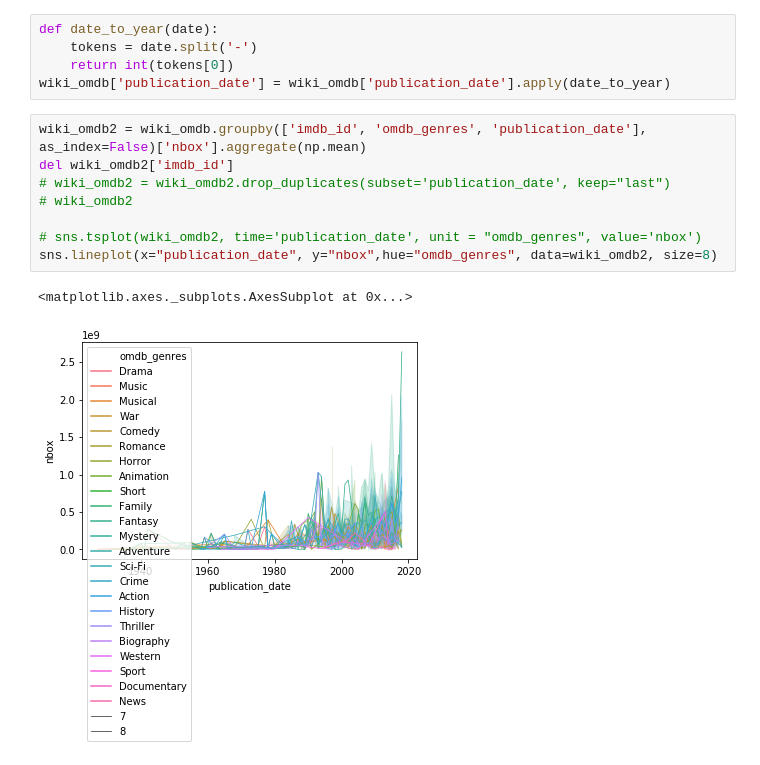
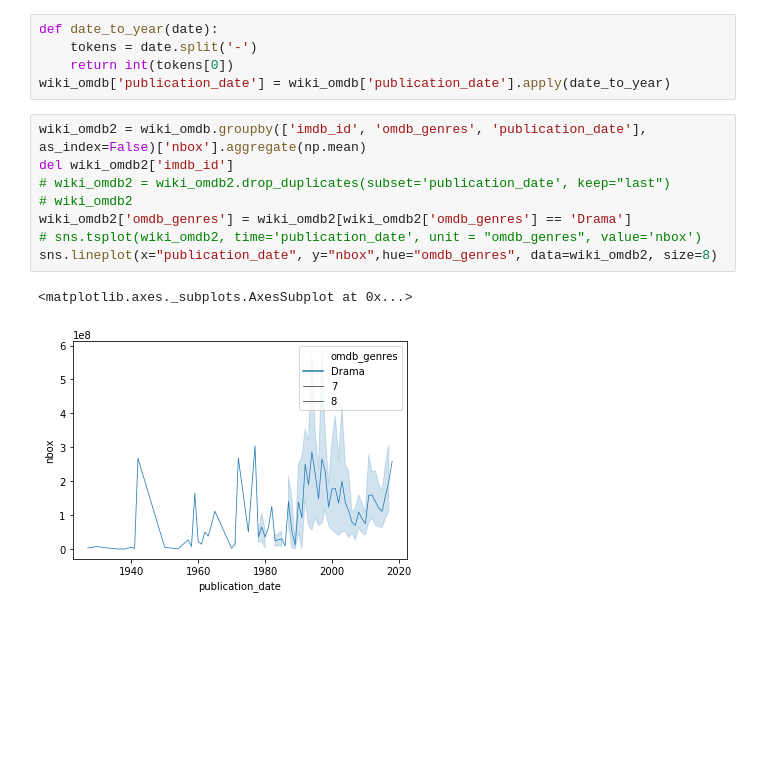
Before and after one commit to parmj/movie_data_analysis, a Jupyter notebook: time_genre.ipynb, the cells around one changed output. Drawn from its saved outputs; the diff is of its cells as text; blank space fills up the shorter version.

```diff
--- a/time_genre.ipynb
+++ b/time_genre.ipynb
@@ -41,11 +41,11 @@ wiki_omdb['publication_date'] = wiki_omdb['publication_date'].apply(date_to_year
 # %%
 wiki_omdb2 = wiki_omdb.groupby(['imdb_id', 'omdb_genres', 'publication_date'], as_index=False)['nbox'].aggregate(np.mean)
 del wiki_omdb2['imdb_id']
 # wiki_omdb2 = wiki_omdb2.drop_duplicates(subset='publication_date', keep="last")
 # wiki_omdb2
-
+wiki_omdb2['omdb_genres'] = wiki_omdb2[wiki_omdb2['omdb_genres'] == 'Drama']
 # sns.tsplot(wiki_omdb2, time='publication_date', unit = "omdb_genres", value='nbox')
 sns.lineplot(x="publication_date", y="nbox",hue="omdb_genres", data=wiki_omdb2, size=8)
 # %% [output]
 <matplotlib.axes._subplots.AxesSubplot at 0x...>
-[figure, old version]
+[figure, new version]
```
Also changed, not shown: 4 other files.
